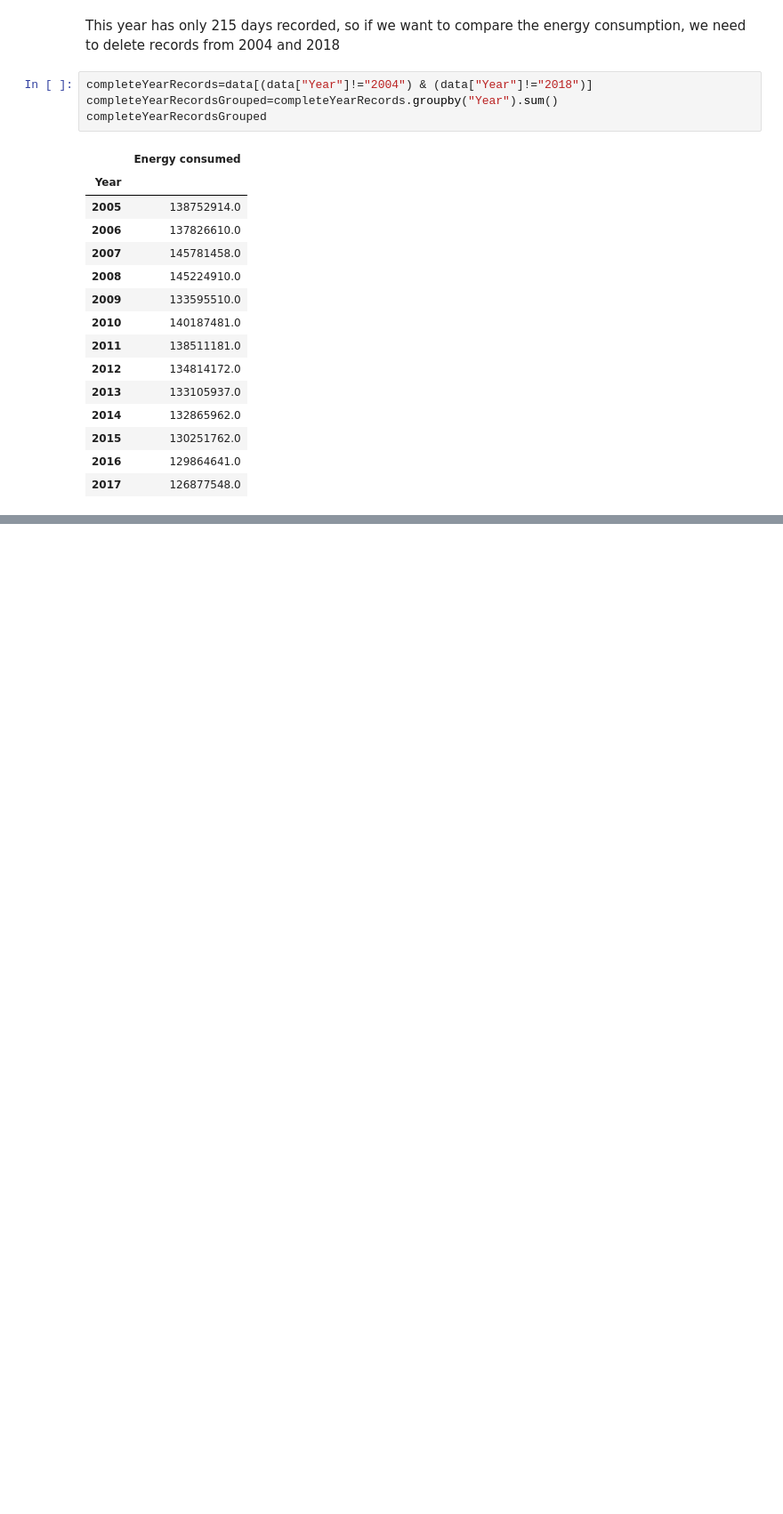
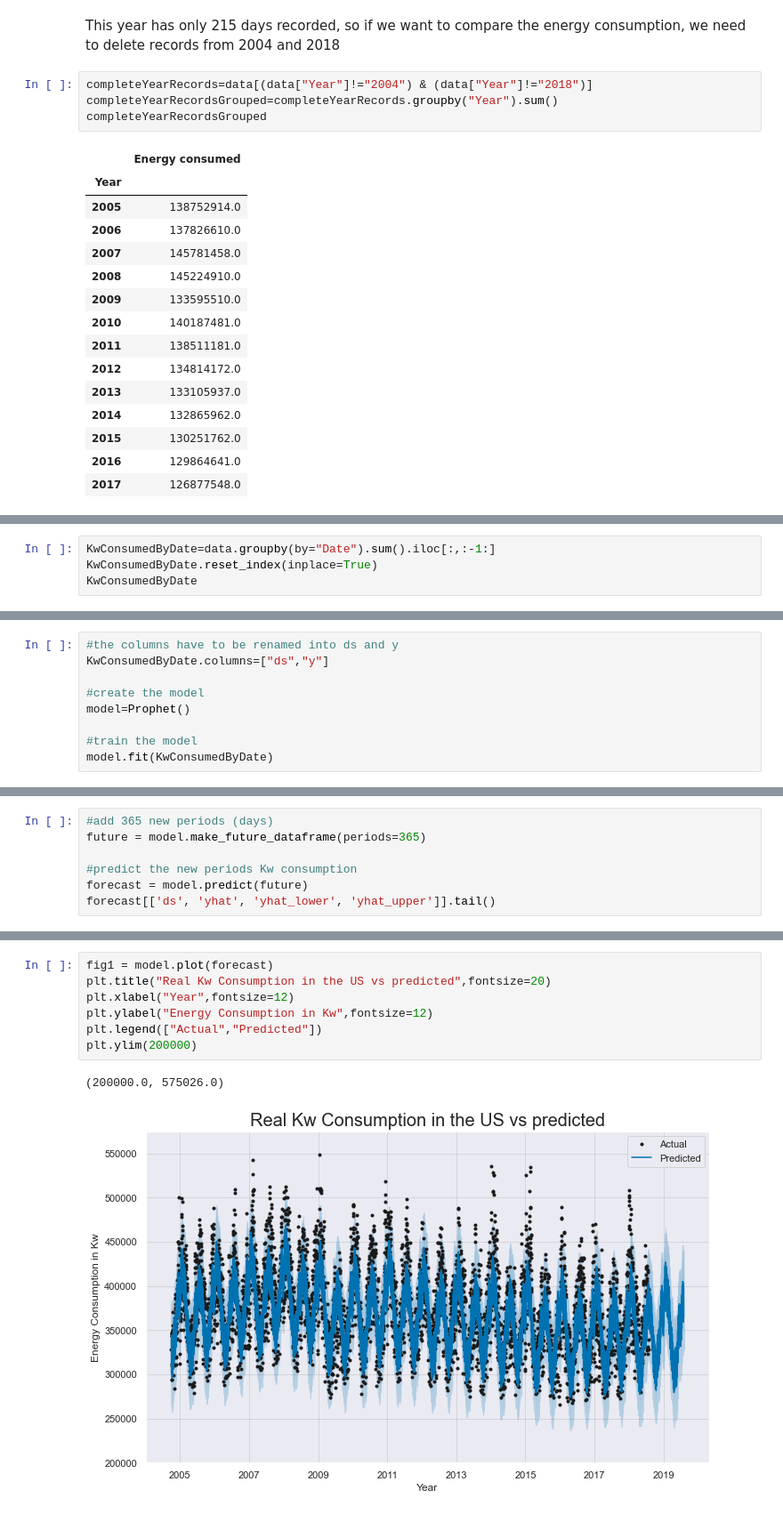
Before and after one commit to rromerov/Data-Science-Projects, a Jupyter notebook: predictions.ipynb, the cells around one changed output, grey strips where cells are left out. Shown at 89% size. Cells and saved outputs as stored; diff of their text form; blank space fills up the shorter version.

Commit message:
Prophet model added

```diff
--- a/predictions.ipynb
+++ b/predictions.ipynb
@@ -245,0 +344,4 @@ plt.show()
+# %%
+KwConsumedByDate=data.groupby(by="Date").sum().iloc[:,:-1:]
+KwConsumedByDate.reset_index(inplace=True)
+KwConsumedByDate
@@ -245,0 +362,9 @@ plt.show()
+# %%
+#the columns have to be renamed into ds and y
+KwConsumedByDate.columns=["ds","y"]
+
+#create the model
+model=Prophet()
+
+#train the model
+model.fit(KwConsumedByDate)
@@ -245,0 +377,7 @@ plt.show()
+# %%
+#add 365 new periods (days)
+future = model.make_future_dataframe(periods=365)
+
+#predict the new periods Kw consumption
+forecast = model.predict(future)
+forecast[['ds', 'yhat', 'yhat_lower', 'yhat_upper']].tail()
@@ -245,0 +391,10 @@ plt.show()
+# %%
+fig1 = model.plot(forecast)
+plt.title("Real Kw Consumption in the US vs predicted",fontsize=20)
+plt.xlabel("Year",fontsize=12)
+plt.ylabel("Energy Consumption in Kw",fontsize=12)
+plt.legend(["Actual","Predicted"])
+plt.ylim(200000)
+# %% [output]
+(200000.0, 575026.0)
+[figure, added]
```
Also changed, not shown: parts of 21 cells of this notebook.
